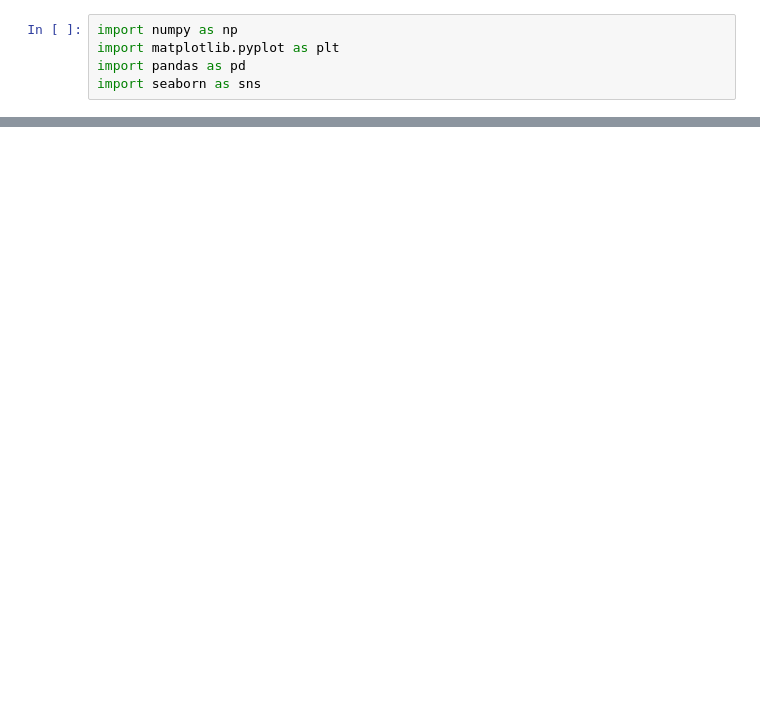
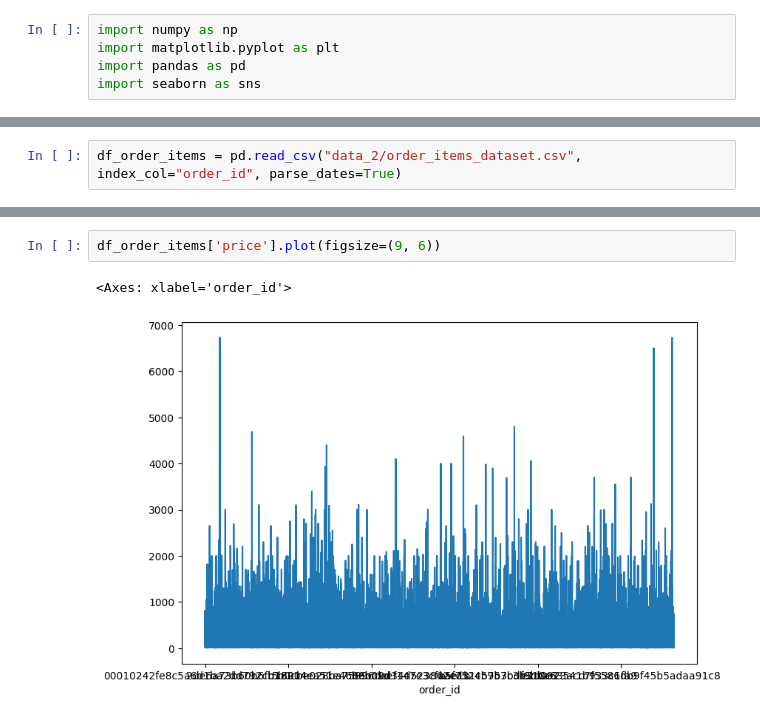
Before and after one commit to 955928/Analyse_Exploiratoire_et_Tableau_de_bord, a Jupyter notebook: Olist.ipynb, the cells around one changed output, grey strips where cells are left out. Saved outputs shown, nothing was run; the diff lists cells and outputs as text; blank space fills up the shorter version.

```diff
--- a/Olist.ipynb
+++ b/Olist.ipynb
@@ -38,0 +71,2 @@ Text(0.5, 1.0, 'Histogramme des Payment')
+# %%
+df_order_items = pd.read_csv("data_2/order_items_dataset.csv", index_col="order_id", parse_dates=True)
@@ -38,0 +83,5 @@ Text(0.5, 1.0, 'Histogramme des Payment')
+# %%
+df_order_items['price'].plot(figsize=(9, 6))
+# %% [output]
+<Axes: xlabel='order_id'>
+[figure, added]
```
Also changed, not shown: parts of 29 cells of this notebook, 1 other file.
